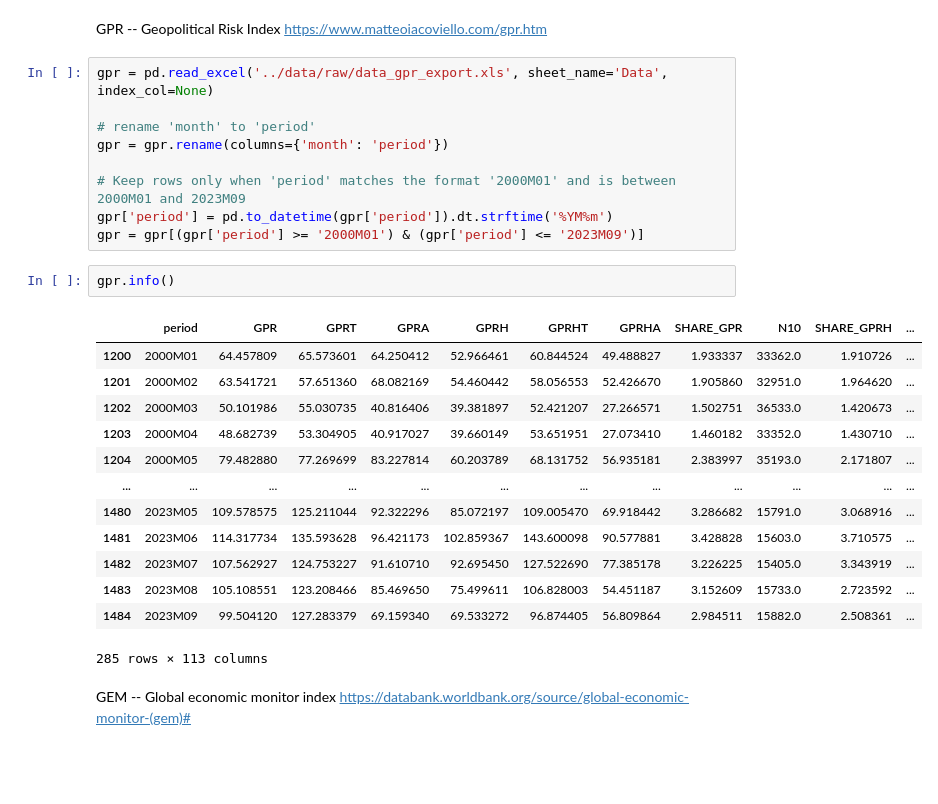
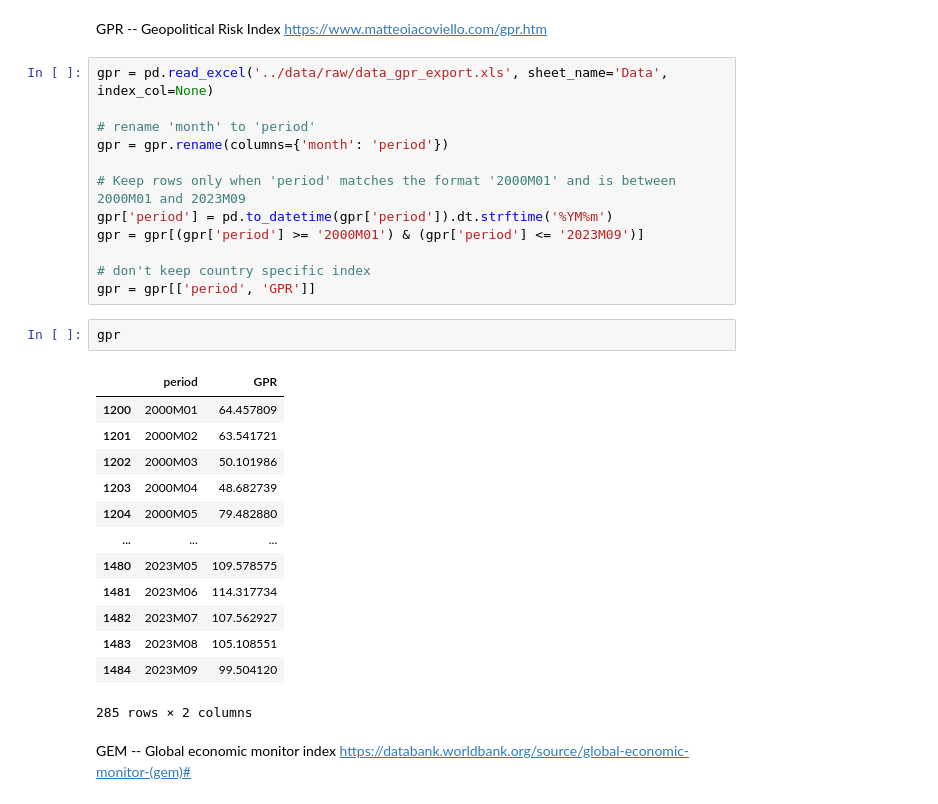
Before and after one commit to Sifan1997/Code_for_thesis, a Jupyter notebook: notebook/0_data.ipynb, the cells around one changed output. Saved outputs shown, nothing was run; the diff lists cells and outputs as text; blank space fills up the shorter version.

```diff
--- a/notebook/0_data.ipynb
+++ b/notebook/0_data.ipynb
@@ -232,22 +210,25 @@ gpr = gpr.rename(columns={'month': 'period'})
 # Keep rows only when 'period' matches the format '2000M01' and is between 2000M01 and 2023M09
 gpr['period'] = pd.to_datetime(gpr['period']).dt.strftime('%YM%m')
 gpr = gpr[(gpr['period'] >= '2000M01') & (gpr['period'] <= '2023M09')]
+
+# don't keep country specific index
+gpr = gpr[['period', 'GPR']]
 # %%
-gpr.info()
+gpr
 # %% [output]
-|  | period | GPR | GPRT | GPRA | GPRH | GPRHT | GPRHA | SHARE_GPR | N10 | SHARE_GPRH | ... |
-| 1200 | 2000M01 | 64.457809 | 65.573601 | 64.250412 | 52.966461 | 60.844524 | 49.488827 | 1.933337 | 33362.0 | 1.910726 | ... |
-| 1201 | 2000M02 | 63.541721 | 57.651360 | 68.082169 | 54.460442 | 58.056553 | 52.426670 | 1.905860 | 32951.0 | 1.964620 | ... |
-| 1202 | 2000M03 | 50.101986 | 55.030735 | 40.816406 | 39.381897 | 52.421207 | 27.266571 | 1.502751 | 36533.0 | 1.420673 | ... |
-| 1203 | 2000M04 | 48.682739 | 53.304905 | 40.917027 | 39.660149 | 53.651951 | 27.073410 | 1.460182 | 33352.0 | 1.430710 | ... |
-| 1204 | 2000M05 | 79.482880 | 77.269699 | 83.227814 | 60.203789 | 68.131752 | 56.935181 | 2.383997 | 35193.0 | 2.171807 | ... |
-| ... | ... | ... | ... | ... | ... | ... | ... | ... | ... | ... | ... |
-| 1480 | 2023M05 | 109.578575 | 125.211044 | 92.322296 | 85.072197 | 109.005470 | 69.918442 | 3.286682 | 15791.0 | 3.068916 | ... |
-| 1481 | 2023M06 | 114.317734 | 135.593628 | 96.421173 | 102.859367 | 143.600098 | 90.577881 | 3.428828 | 15603.0 | 3.710575 | ... |
-| 1482 | 2023M07 | 107.562927 | 124.753227 | 91.610710 | 92.695450 | 127.522690 | 77.385178 | 3.226225 | 15405.0 | 3.343919 | ... |
-| 1483 | 2023M08 | 105.108551 | 123.208466 | 85.469650 | 75.499611 | 106.828003 | 54.451187 | 3.152609 | 15733.0 | 2.723592 | ... |
-| 1484 | 2023M09 | 99.504120 | 127.283379 | 69.159340 | 69.533272 | 96.874405 | 56.809864 | 2.984511 | 15882.0 | 2.508361 | ... |
+|  | period | GPR |
+| 1200 | 2000M01 | 64.457809 |
+| 1201 | 2000M02 | 63.541721 |
+| 1202 | 2000M03 | 50.101986 |
+| 1203 | 2000M04 | 48.682739 |
+| 1204 | 2000M05 | 79.482880 |
+| ... | ... | ... |
+| 1480 | 2023M05 | 109.578575 |
+| 1481 | 2023M06 | 114.317734 |
+| 1482 | 2023M07 | 107.562927 |
+| 1483 | 2023M08 | 105.108551 |
+| 1484 | 2023M09 | 99.504120 |
-285 rows × 113 columns
+285 rows × 2 columns
 # %% [markdown]
 GEM -- Global economic monitor index https://databank.worldbank.org/source/global-economic-monitor-(gem)#
 # %%
```
Also changed, not shown: parts of 10 cells of this notebook, 7 other files.
